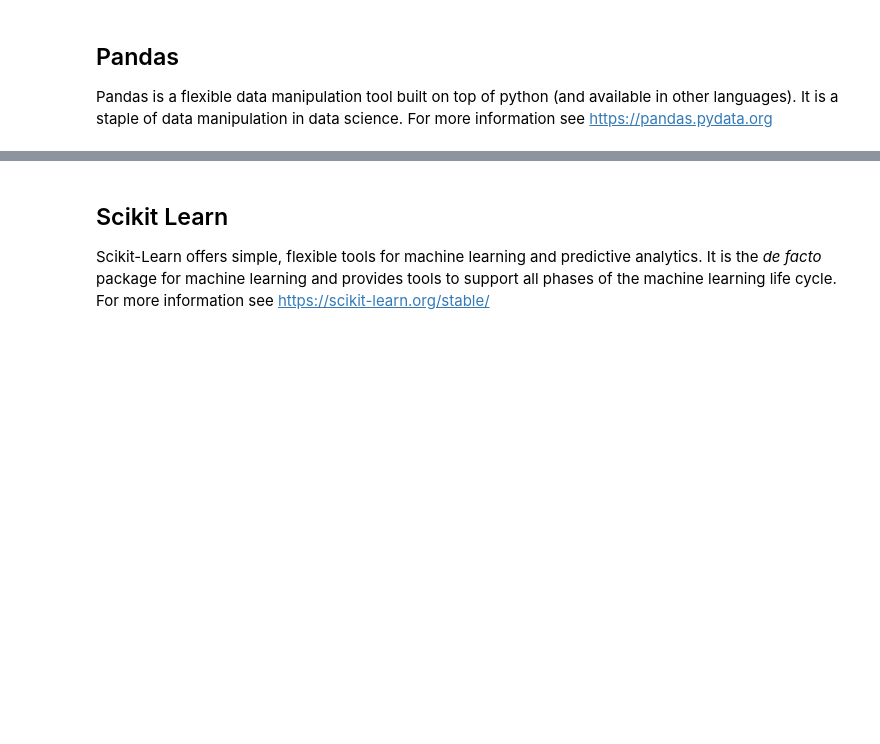
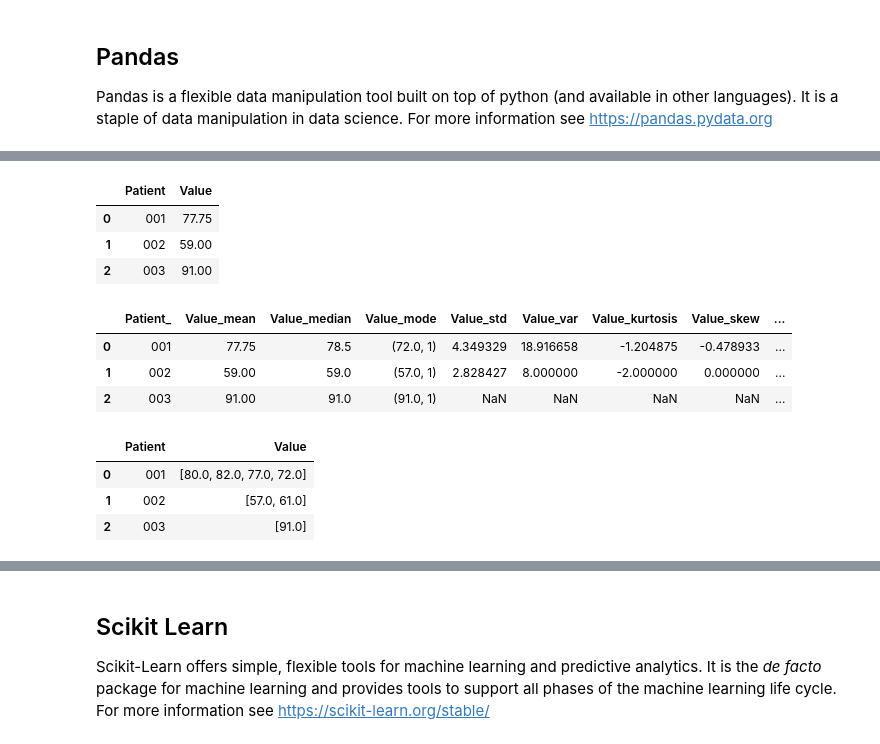
Before and after one commit to ggray15/jhach_cpdsam_symposium_workshop, a Jupyter notebook: notebooks/step_0_intro_to_python/intro_2_python.ipynb, the cells around one changed output, grey strips where cells are left out. Saved outputs shown, nothing was run; the diff lists cells and outputs as text; code cells hidden in the pictures; blank space fills up the shorter version.

```diff
--- a/notebooks/step_0_intro_to_python/intro_2_python.ipynb
+++ b/notebooks/step_0_intro_to_python/intro_2_python.ipynb
@@ -222,0 +224,45 @@ dtype: float64 in 0.28635443100000124 seconds
+# %%
+test_df.groupby('Patient',as_index=False).agg({'Value':'mean'})
+# %% [output]
+|  | Patient | Value |
+| 0 | 001 | 77.75 |
+| 1 | 002 | 59.00 |
+| 2 | 003 | 91.00 |
+# %%
+# We can also pass a list of functions like so
+
+f_list = [
+    'mean',
+    np.median,
+    scipy.stats.mode,
+    np.std,
+    np.var,
+    scipy.stats.kurtosis,
+    scipy.stats.skew,
+    np.sum,
+    np.min,
+    np.max,
+    scipy.stats.entropy,
+    scipy.stats.variation,
+    q1,
+    q3
+    ]
+
+test_group = test_df.groupby('Patient',as_index=False).agg({'Value':f_list})
+
+test_group.columns = test_group.columns.map('_'.join)
+test_group.reset_index(drop=True,inplace=True)
+test_group
+# %% [output]
+|  | Patient_ | Value_mean | Value_median | Value_mode | Value_std | Value_var | Value_kurtosis | Value_skew | ... |
+| 0 | 001 | 77.75 | 78.5 | (72.0, 1) | 4.349329 | 18.916658 | -1.204875 | -0.478933 | ... |
+| 1 | 002 | 59.00 | 59.0 | (57.0, 1) | 2.828427 | 8.000000 | -2.000000 | 0.000000 | ... |
+| 2 | 003 | 91.00 | 91.0 | (91.0, 1) | NaN | NaN | NaN | NaN | ... |
+# %%
+group_df = test_df.groupby('Patient',as_index=False).agg({'Value':list})
+group_df
+# %% [output]
+|  | Patient | Value |
+| 0 | 001 | [80.0, 82.0, 77.0, 72.0] |
+| 1 | 002 | [57.0, 61.0] |
+| 2 | 003 | [91.0] |
```
Also changed, not shown: parts of 23 cells of this notebook, 3 other files.
